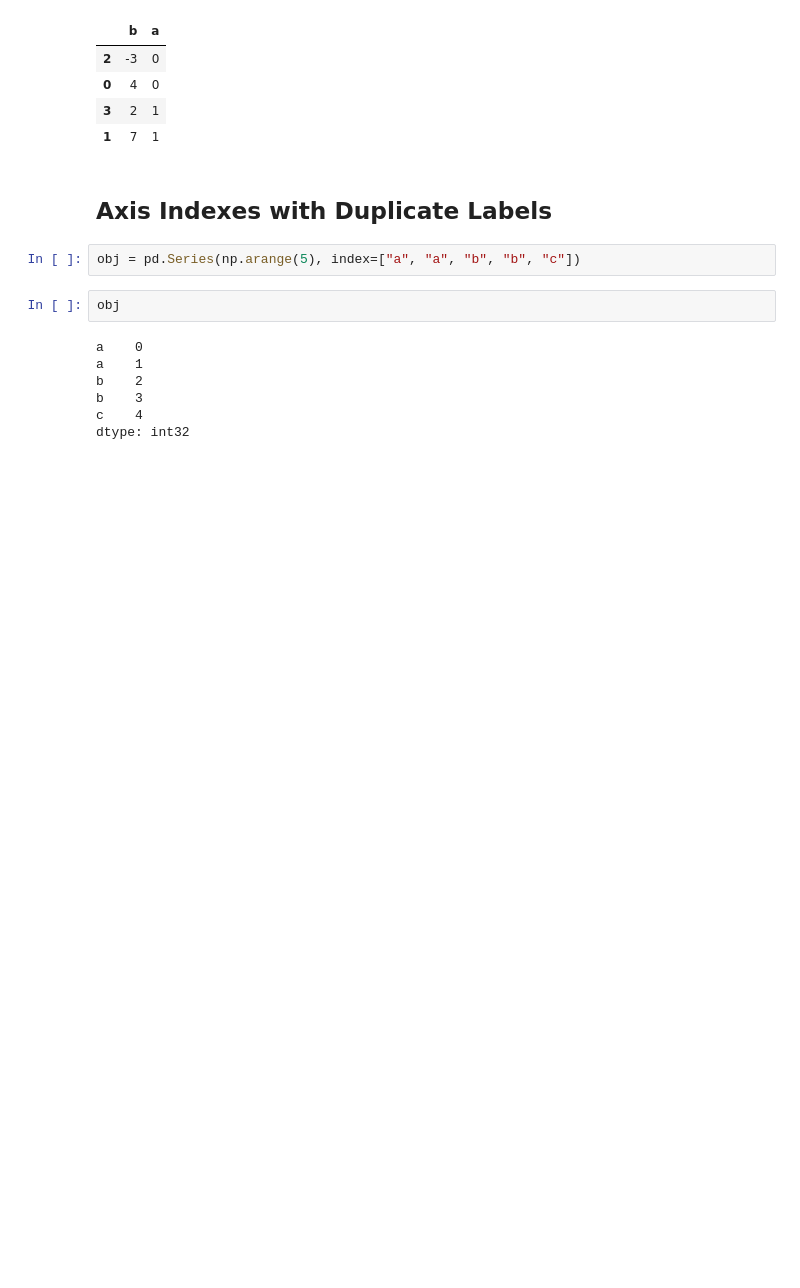
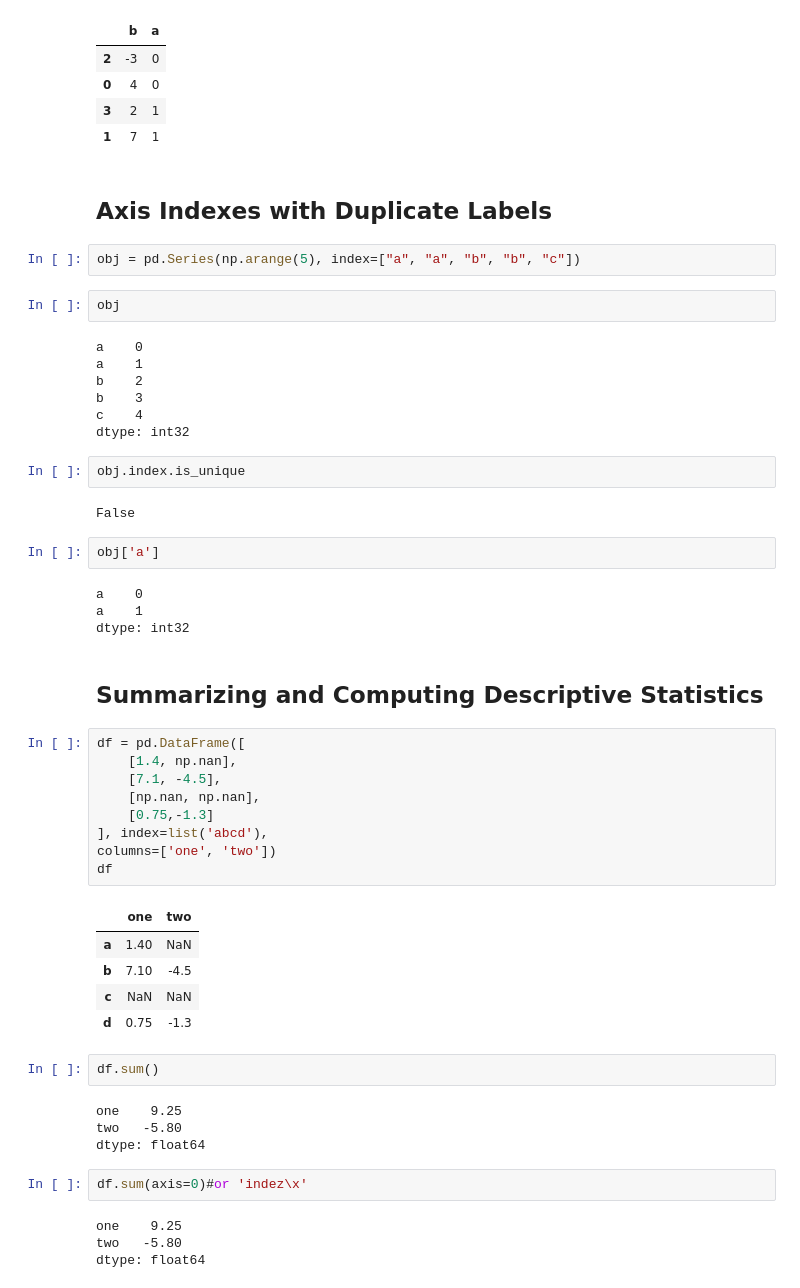
Before and after one commit to ahammadnafiz/Machine-Learning-From-Scratch, a Jupyter notebook: Pandas From Scratch/Essential Functionality.ipynb, the cells around one changed output. Saved outputs shown, nothing was run; the diff lists cells and outputs as text; blank space fills up the shorter version.

```diff
--- a/Pandas From Scratch/Essential Functionality.ipynb
+++ b/Pandas From Scratch/Essential Functionality.ipynb
@@ -762,3 +762,42 @@ b    2
 b    3
 c    4
 dtype: int32
+# %%
+obj.index.is_unique
+# %% [output]
+False
+# %%
+obj['a']
+# %% [output]
+a    0
+a    1
+dtype: int32
+# %% [markdown]
+## Summarizing and Computing Descriptive Statistics
+# %%
+df = pd.DataFrame([
+    [1.4, np.nan],
+    [7.1, -4.5],
+    [np.nan, np.nan],
+    [0.75,-1.3]
+], index=list('abcd'),
+columns=['one', 'two'])
+df
+# %% [output]
+|  | one | two |
+| a | 1.40 | NaN |
+| b | 7.10 | -4.5 |
+| c | NaN | NaN |
+| d | 0.75 | -1.3 |
+# %%
+df.sum()
+# %% [output]
+one    9.25
+two   -5.80
+dtype: float64
+# %%
+df.sum(axis=0)#or 'indez\x'
+# %% [output]
+one    9.25
+two   -5.80
+dtype: float64
```
Also changed, not shown: parts of 24 cells of this notebook, 2 other files.
